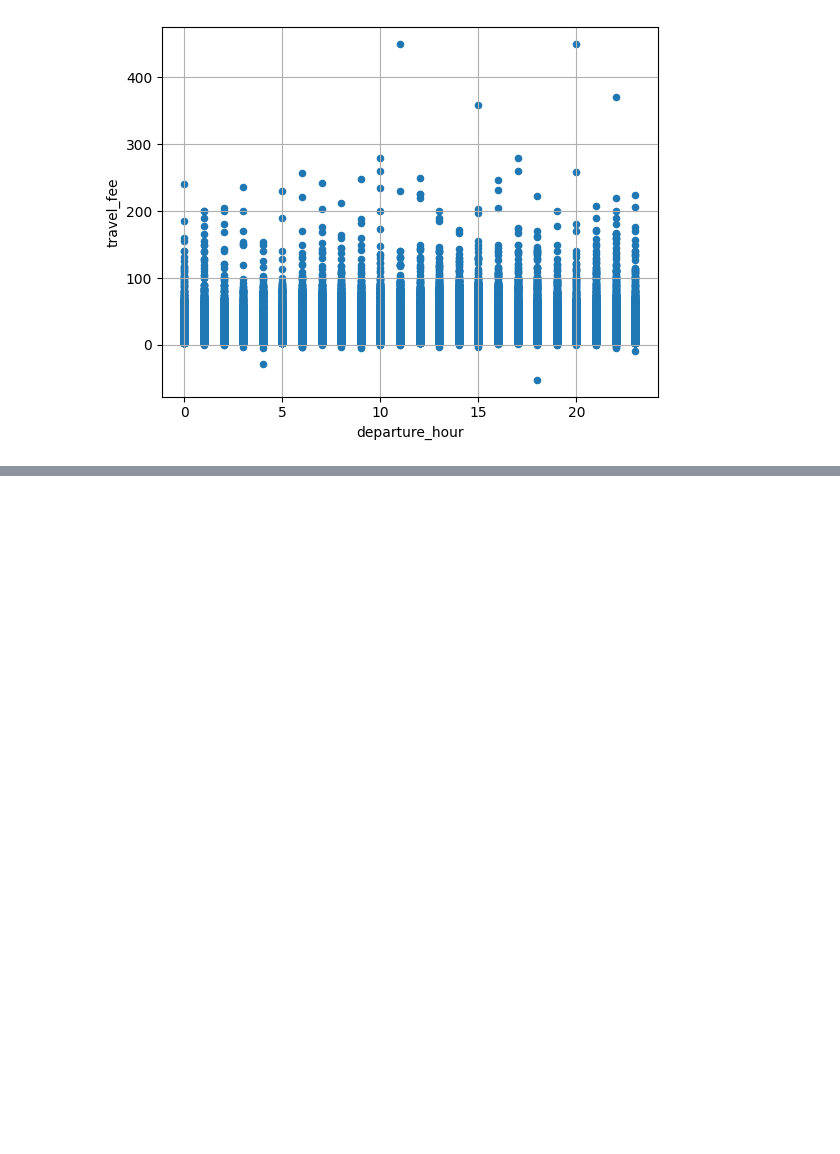
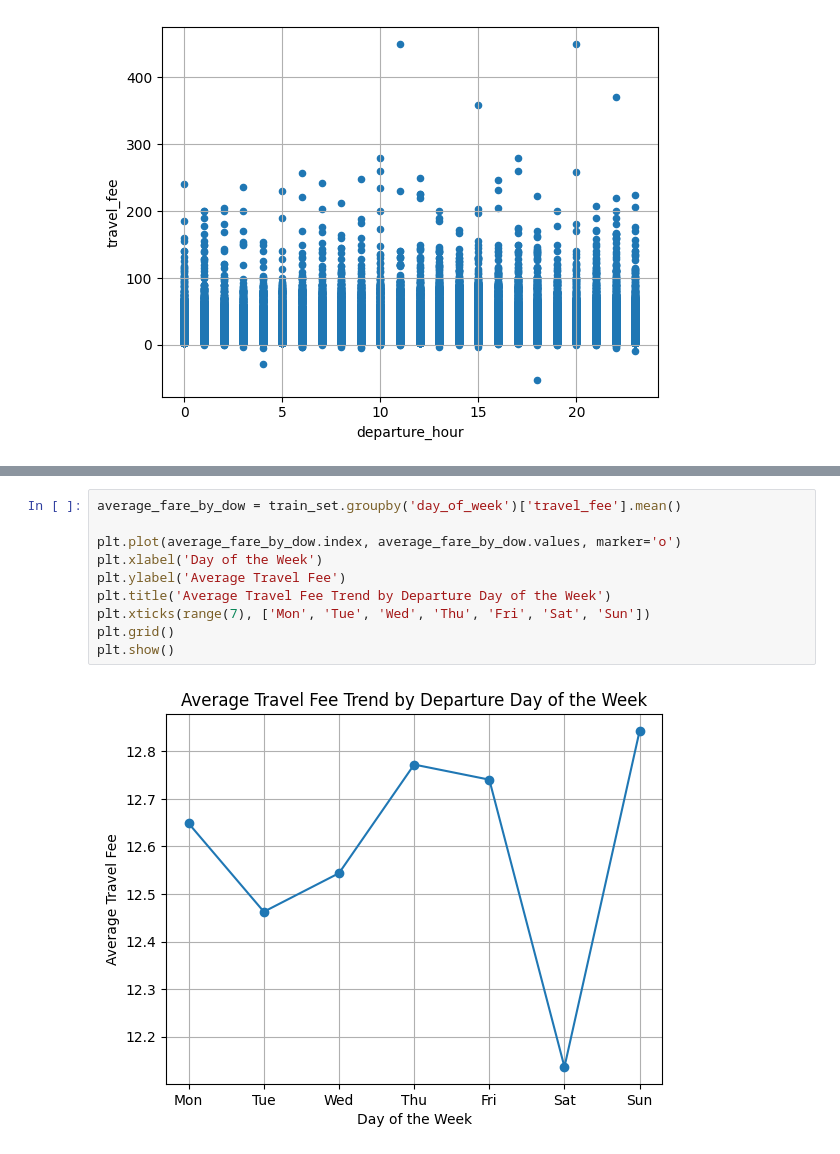
Before and after one commit to EricChan12311/DMA, a Jupyter notebook: DataMining.ipynb, the cells around one changed output, grey strips where cells are left out. Saved outputs shown, nothing was run; the diff lists cells and outputs as text; blank space fills up the shorter version.

```diff
--- a/DataMining.ipynb
+++ b/DataMining.ipynb
@@ -56,0 +70,12 @@ plt.show()
+# %%
+average_fare_by_dow = train_set.groupby('day_of_week')['travel_fee'].mean()
+
+plt.plot(average_fare_by_dow.index, average_fare_by_dow.values, marker='o')
+plt.xlabel('Day of the Week')
+plt.ylabel('Average Travel Fee')
+plt.title('Average Travel Fee Trend by Departure Day of the Week')
+plt.xticks(range(7), ['Mon', 'Tue', 'Wed', 'Thu', 'Fri', 'Sat', 'Sun'])
+plt.grid()
+plt.show()
+# %% [output]
+[figure, added]
```
Also changed, not shown: parts of 3 cells of this notebook.
